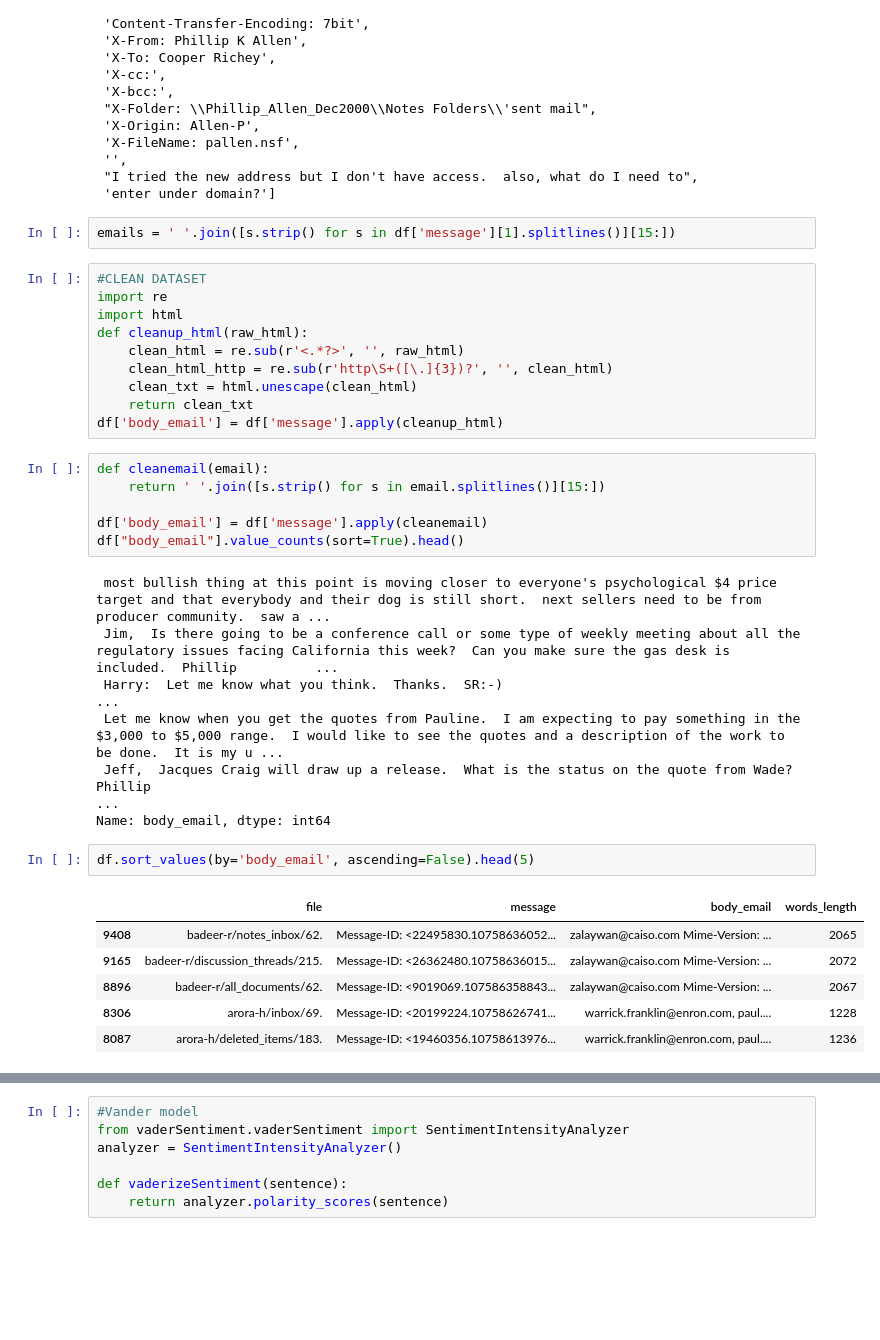
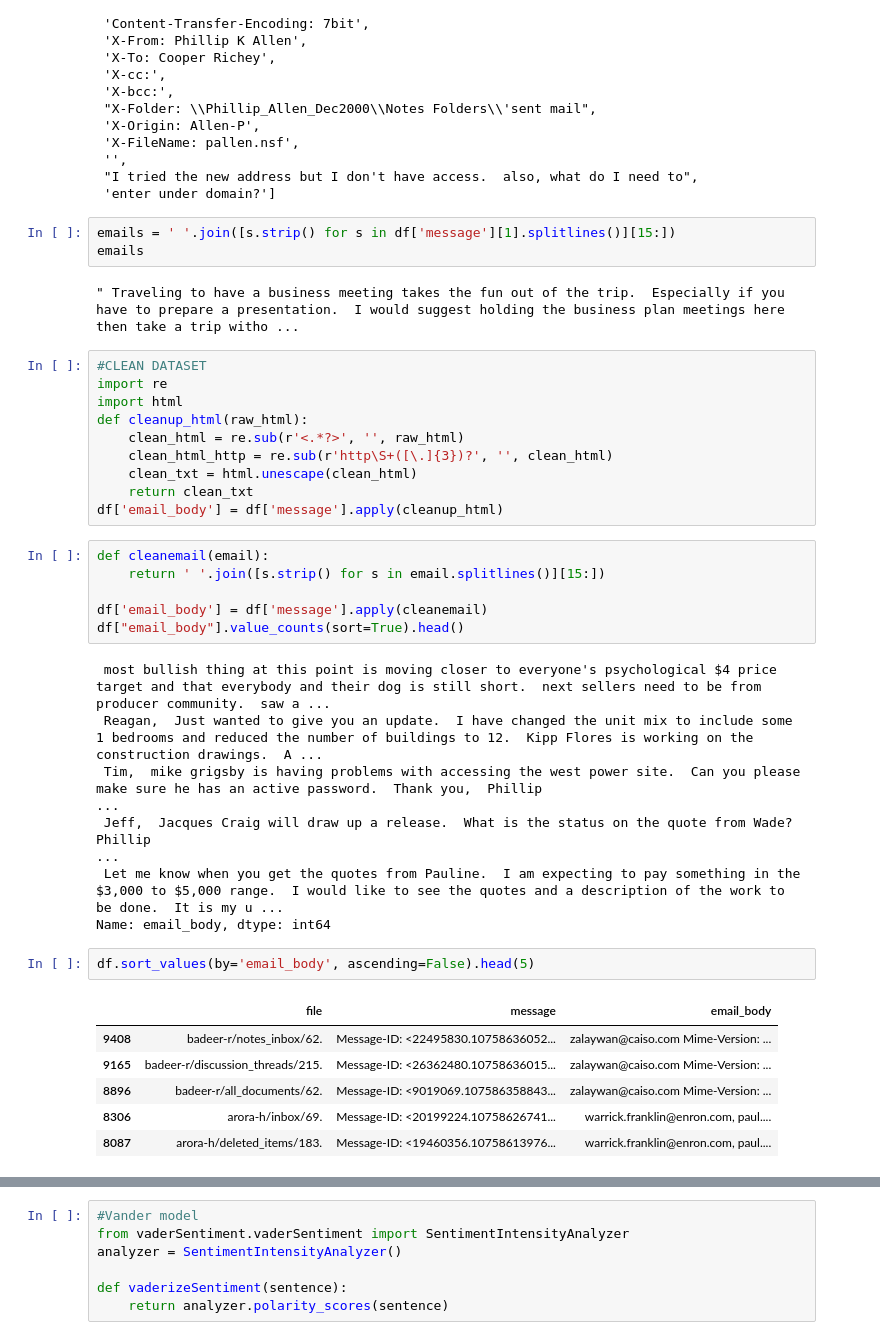
Before and after one commit to BloomTech-Labs/tagger-ds, a Jupyter notebook: notebooks/SentimentalA_model.ipynb, the cells around one changed output, grey strips where cells are left out. Saved outputs shown, nothing was run; the diff lists cells and outputs as text; blank space fills up the shorter version.

```diff
--- a/notebooks/SentimentalA_model.ipynb
+++ b/notebooks/SentimentalA_model.ipynb
@@ -82,6 +79,9 @@ RangeIndex(start=0, stop=10000, step=1)
  'enter under domain?']
 # %%
 emails = ' '.join([s.strip() for s in df['message'][1].splitlines()][15:])
+emails
+# %% [output]
+" Traveling to have a business meeting takes the fun out of the trip.  Especially if you have to prepare a presentation.  I would suggest holding the business plan meetings here then take a trip witho ...
 # %%
 #CLEAN DATASET
 import re
@@ -91,29 +91,29 @@ def cleanup_html(raw_html):
     clean_html_http = re.sub(r'http\S+([\.]{3})?', '', clean_html)
     clean_txt = html.unescape(clean_html)
     return clean_txt
-df['body_email'] = df['message'].apply(cleanup_html)
+df['email_body'] = df['message'].apply(cleanup_html)
 # %%
 def cleanemail(email):
     return ' '.join([s.strip() for s in email.splitlines()][15:])
 
-df['body_email'] = df['message'].apply(cleanemail)
-df["body_email"].value_counts(sort=True).head()
+df['email_body'] = df['message'].apply(cleanemail)
+df["email_body"].value_counts(sort=True).head()
 # %% [output]
  most bullish thing at this point is moving closer to everyone's psychological $4 price target and that everybody and their dog is still short.  next sellers need to be from producer community.  saw a ...
- Jim,  Is there going to be a conference call or some type of weekly meeting about all the regulatory issues facing California this week?  Can you make sure the gas desk is included.  Phillip          ...
- Harry:  Let me know what you think.  Thanks.  SR:-)                                                                                                                                                     ...
+ Reagan,  Just wanted to give you an update.  I have changed the unit mix to include some 1 bedrooms and reduced the number of buildings to 12.  Kipp Flores is working on the construction drawings.  A ...
+ Tim,  mike grigsby is having problems with accessing the west power site.  Can you please make sure he has an active password.  Thank you,  Phillip                                                     ...
+ Jeff,  Jacques Craig will draw up a release.  What is the status on the quote from Wade?  Phillip                                                                                                       ...
  Let me know when you get the quotes from Pauline.  I am expecting to pay something in the $3,000 to $5,000 range.  I would like to see the quotes and a description of the work to be done.  It is my u ...
- Jeff,  Jacques Craig will draw up a release.  What is the status on the quote from Wade?  Phillip                                                                                                       ...
-Name: body_email, dtype: int64
+Name: email_body, dtype: int64
 # %%
-df.sort_values(by='body_email', ascending=False).head(5)
+df.sort_values(by='email_body', ascending=False).head(5)
 # %% [output]
-|  | file | message | body_email | words_length |
-| 9408 | badeer-r/notes_inbox/62. | Message-ID: <22495830.10758636052... | zalaywan@caiso.com Mime-Version: ... | 2065 |
-| 9165 | badeer-r/discussion_threads/215. | Message-ID: <26362480.10758636015... | zalaywan@caiso.com Mime-Version: ... | 2072 |
-| 8896 | badeer-r/all_documents/62. | Message-ID: <9019069.107586358843... | zalaywan@caiso.com Mime-Version: ... | 2067 |
-| 8306 | arora-h/inbox/69. | Message-ID: <20199224.10758626741... | warrick.franklin@enron.com, paul.... | 1228 |
-| 8087 | arora-h/deleted_items/183. | Message-ID: <19460356.10758613976... | warrick.franklin@enron.com, paul.... | 1236 |
+|  | file | message | email_body |
+| 9408 | badeer-r/notes_inbox/62. | Message-ID: <22495830.10758636052... | zalaywan@caiso.com Mime-Version: ... |
+| 9165 | badeer-r/discussion_threads/215. | Message-ID: <26362480.10758636015... | zalaywan@caiso.com Mime-Version: ... |
+| 8896 | badeer-r/all_documents/62. | Message-ID: <9019069.107586358843... | zalaywan@caiso.com Mime-Version: ... |
+| 8306 | arora-h/inbox/69. | Message-ID: <20199224.10758626741... | warrick.franklin@enron.com, paul.... |
+| 8087 | arora-h/deleted_items/183. | Message-ID: <19460356.10758613976... | warrick.franklin@enron.com, paul.... |
 # %%
 from bs4 import BeautifulSoup
 
```
Also changed, not shown: parts of 47 cells of this notebook.
